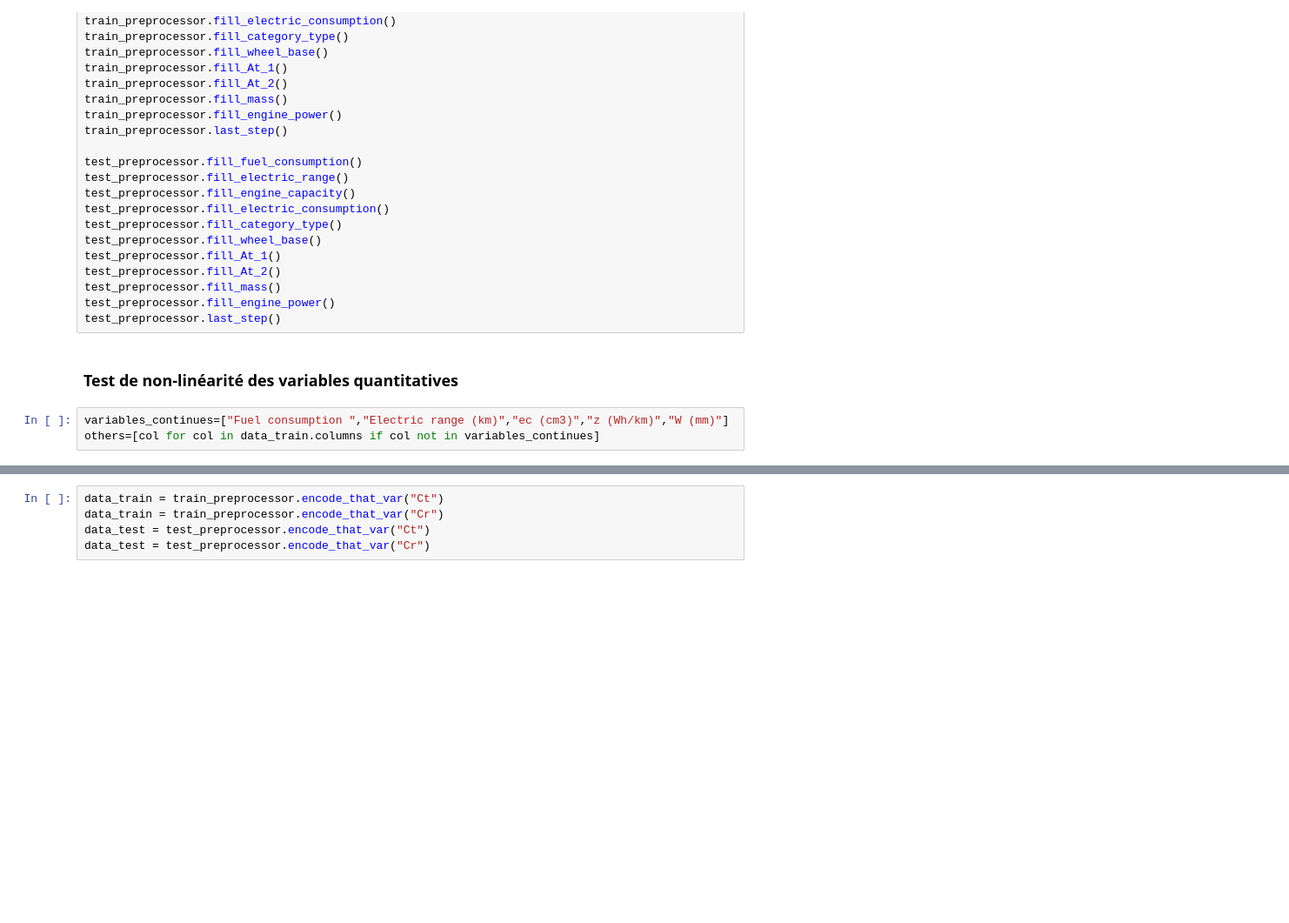
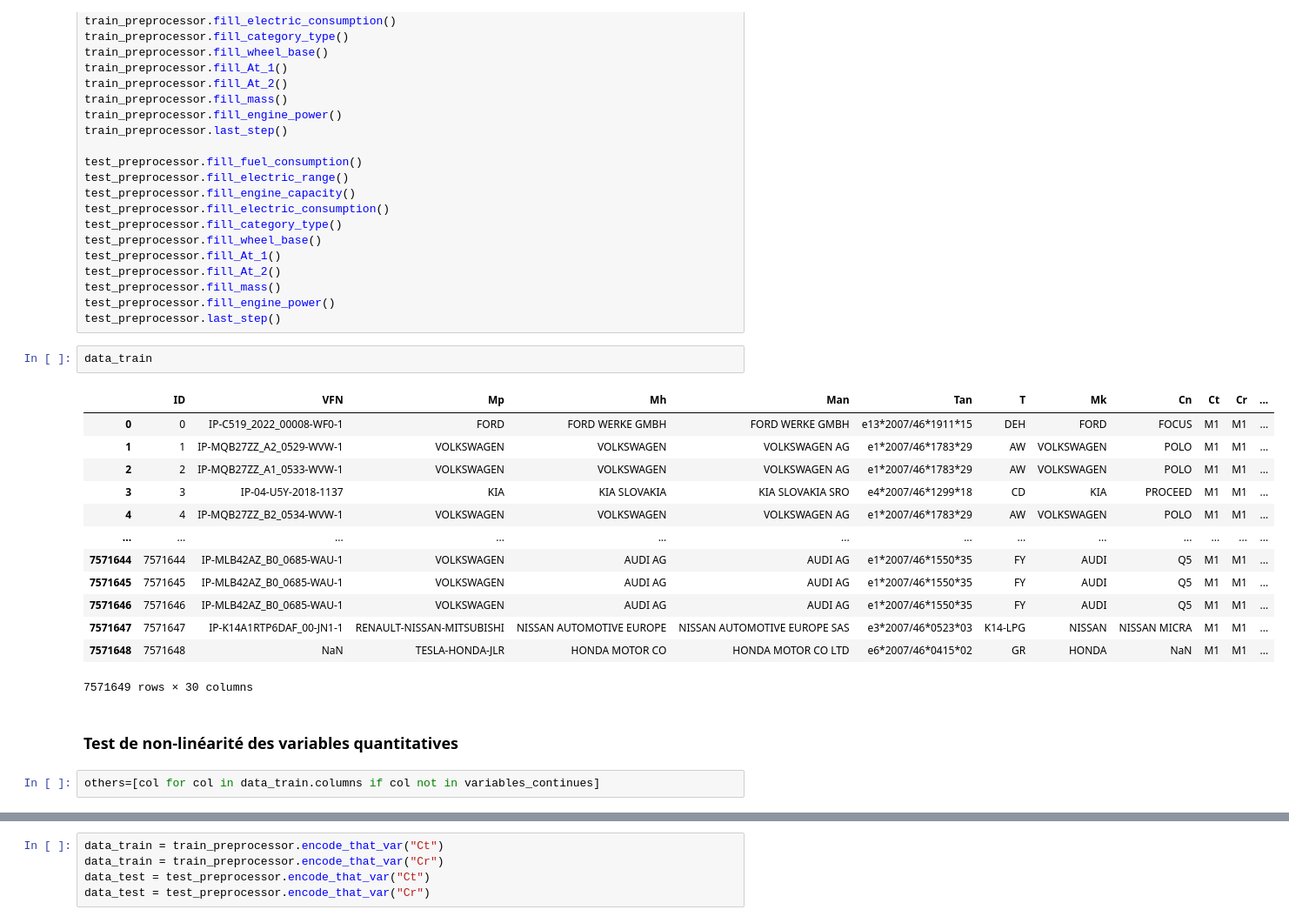
Before and after one commit to Naoyy/Challenge_Data_Mining, a Jupyter notebook: model_testing.ipynb, the cells around one changed output, grey strips where cells are left out. Shown: that part at 87% size. Drawn from its saved outputs; the diff is of its cells as text; blank space fills up the shorter version.

```diff
--- a/model_testing.ipynb
+++ b/model_testing.ipynb
@@ -49,9 +55,24 @@ test_preprocessor.fill_At_2()
 test_preprocessor.fill_mass()
 test_preprocessor.fill_engine_power()
 test_preprocessor.last_step()
+# %%
+data_train
+# %% [output]
+|  | ID | VFN | Mp | Mh | Man | Tan | T | Mk | Cn | Ct | Cr | ... |
+| 0 | 0 | IP-C519_2022_00008-WF0-1 | FORD | FORD WERKE GMBH | FORD WERKE GMBH | e13*2007/46*1911*15 | DEH | FORD | FOCUS | M1 | M1 | ... |
+| 1 | 1 | IP-MQB27ZZ_A2_0529-WVW-1 | VOLKSWAGEN | VOLKSWAGEN | VOLKSWAGEN AG | e1*2007/46*1783*29 | AW | VOLKSWAGEN | POLO | M1 | M1 | ... |
+| 2 | 2 | IP-MQB27ZZ_A1_0533-WVW-1 | VOLKSWAGEN | VOLKSWAGEN | VOLKSWAGEN AG | e1*2007/46*1783*29 | AW | VOLKSWAGEN | POLO | M1 | M1 | ... |
+| 3 | 3 | IP-04-U5Y-2018-1137 | KIA | KIA SLOVAKIA | KIA SLOVAKIA SRO | e4*2007/46*1299*18 | CD | KIA | PROCEED | M1 | M1 | ... |
+| 4 | 4 | IP-MQB27ZZ_B2_0534-WVW-1 | VOLKSWAGEN | VOLKSWAGEN | VOLKSWAGEN AG | e1*2007/46*1783*29 | AW | VOLKSWAGEN | POLO | M1 | M1 | ... |
+| ... | ... | ... | ... | ... | ... | ... | ... | ... | ... | ... | ... | ... |
+| 7571644 | 7571644 | IP-MLB42AZ_B0_0685-WAU-1 | VOLKSWAGEN | AUDI AG | AUDI AG | e1*2007/46*1550*35 | FY | AUDI | Q5 | M1 | M1 | ... |
+| 7571645 | 7571645 | IP-MLB42AZ_B0_0685-WAU-1 | VOLKSWAGEN | AUDI AG | AUDI AG | e1*2007/46*1550*35 | FY | AUDI | Q5 | M1 | M1 | ... |
+| 7571646 | 7571646 | IP-MLB42AZ_B0_0685-WAU-1 | VOLKSWAGEN | AUDI AG | AUDI AG | e1*2007/46*1550*35 | FY | AUDI | Q5 | M1 | M1 | ... |
+| 7571647 | 7571647 | IP-K14A1RTP6DAF_00-JN1-1 | RENAULT-NISSAN-MITSUBISHI | NISSAN AUTOMOTIVE EUROPE | NISSAN AUTOMOTIVE EUROPE SAS | e3*2007/46*0523*03 | K14-LPG | NISSAN | NISSAN MICRA | M1 | M1 | ... |
+| 7571648 | 7571648 | NaN | TESLA-HONDA-JLR | HONDA MOTOR CO | HONDA MOTOR CO LTD | e6*2007/46*0415*02 | GR | HONDA | NaN | M1 | M1 | ... |
+7571649 rows × 30 columns
 # %% [markdown]
 ### Test de non-linéarité des variables quantitatives
 # %%
-variables_continues=["Fuel consumption ","Electric range (km)","ec (cm3)","z (Wh/km)","W (mm)"]
 others=[col for col in data_train.columns if col not in variables_continues]
 # %%
```
Also changed, not shown: parts of 25 cells of this notebook, 2 other files.
